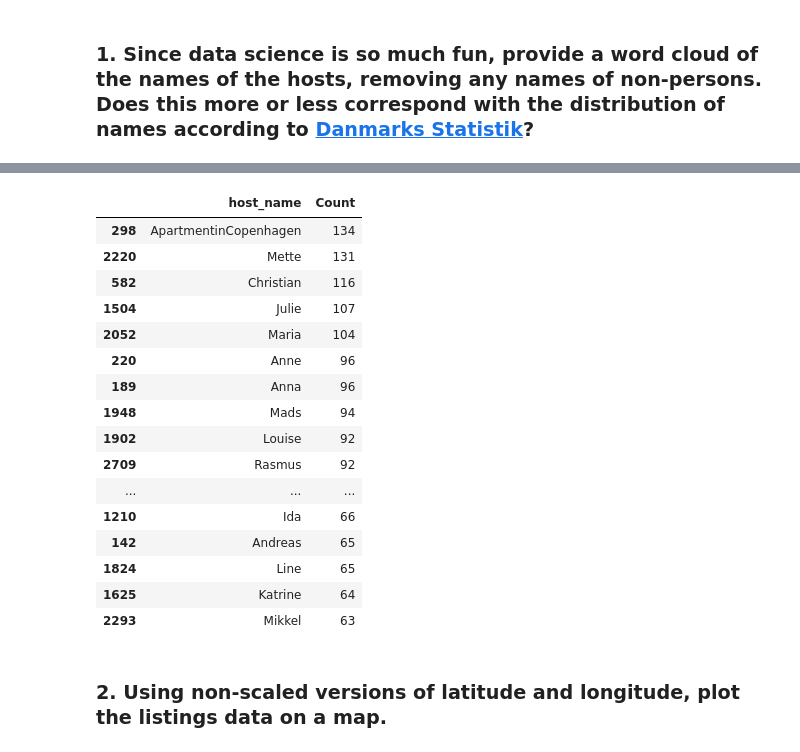
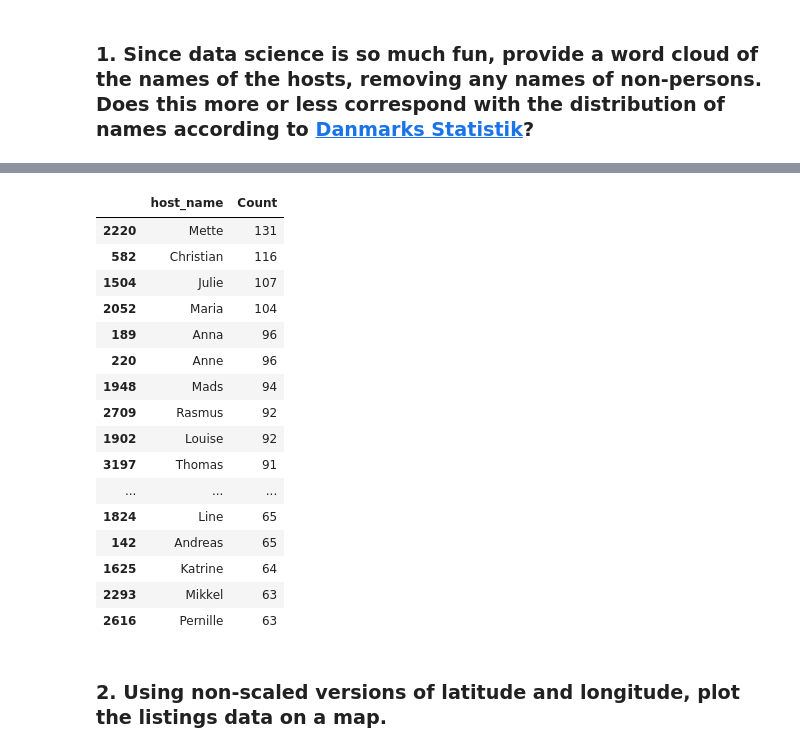
Before and after one commit to ASilins/mal1-2024, a Jupyter notebook: Getting started - Copenhagen Airbnb.ipynb, the cells around one changed output, grey strips where cells are left out. Drawn from its saved outputs; the diff is of its cells as text; code cells hidden in the pictures.

```diff
--- a/Getting started - Copenhagen Airbnb.ipynb
+++ b/Getting started - Copenhagen Airbnb.ipynb
@@ -161,23 +154,24 @@ plt.show()
 # %%
 grouped = data_filtered.groupby('host_name').size().reset_index(name='Count')
+grouped = grouped[~grouped['host_name'].isin(stop_words)]
 display(grouped.sort_values(by='Count', ascending=False).head(30))
 # %% [output]
 |  | host_name | Count |
-| 298 | ApartmentinCopenhagen | 134 |
 | 2220 | Mette | 131 |
 | 582 | Christian | 116 |
 | 1504 | Julie | 107 |
 | 2052 | Maria | 104 |
+| 189 | Anna | 96 |
 | 220 | Anne | 96 |
-| 189 | Anna | 96 |
 | 1948 | Mads | 94 |
+| 2709 | Rasmus | 92 |
 | 1902 | Louise | 92 |
-| 2709 | Rasmus | 92 |
+| 3197 | Thomas | 91 |
 | ... | ... | ... |
-| 1210 | Ida | 66 |
+| 1824 | Line | 65 |
 | 142 | Andreas | 65 |
-| 1824 | Line | 65 |
 | 1625 | Katrine | 64 |
 | 2293 | Mikkel | 63 |
+| 2616 | Pernille | 63 |
 # %% [markdown]
 ### 2. Using non-scaled versions of latitude and longitude, plot the listings data on a map.
```
Also changed, not shown: parts of 18 cells of this notebook.
